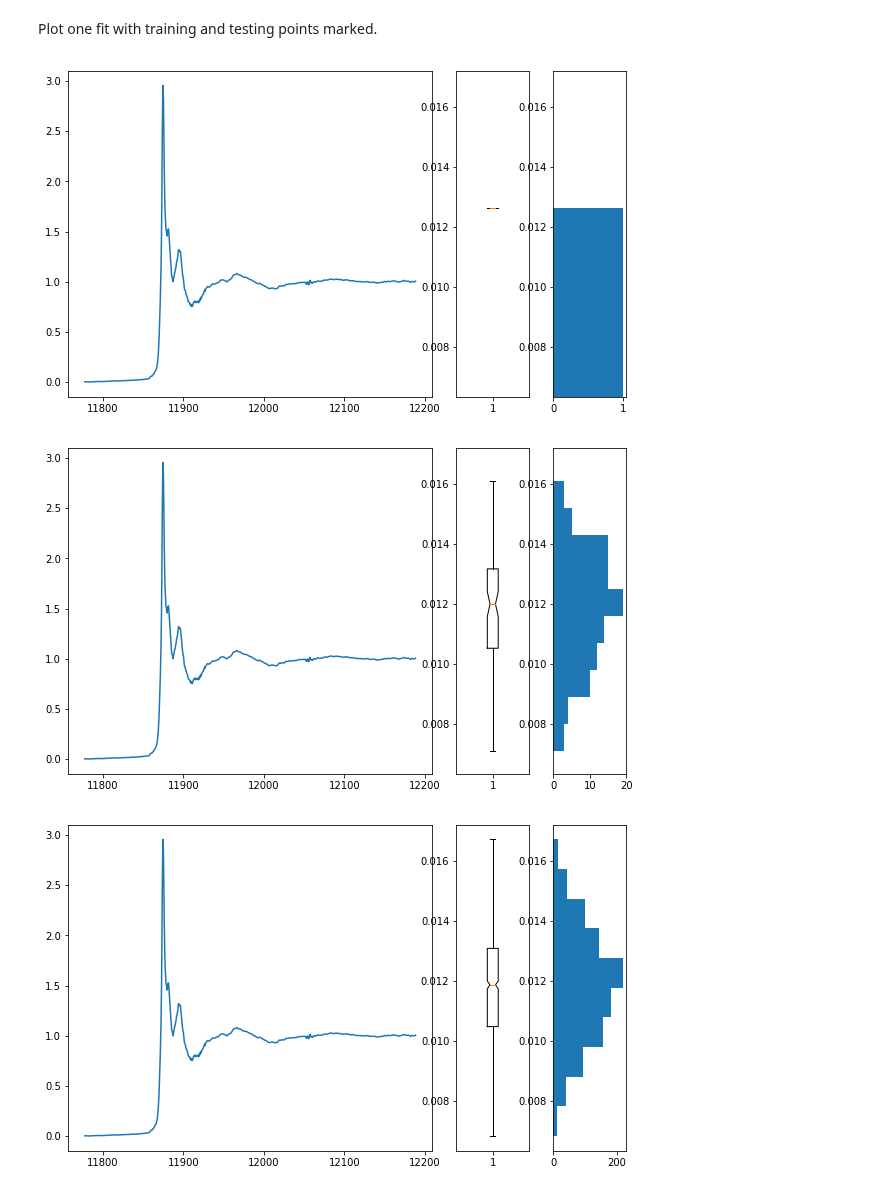
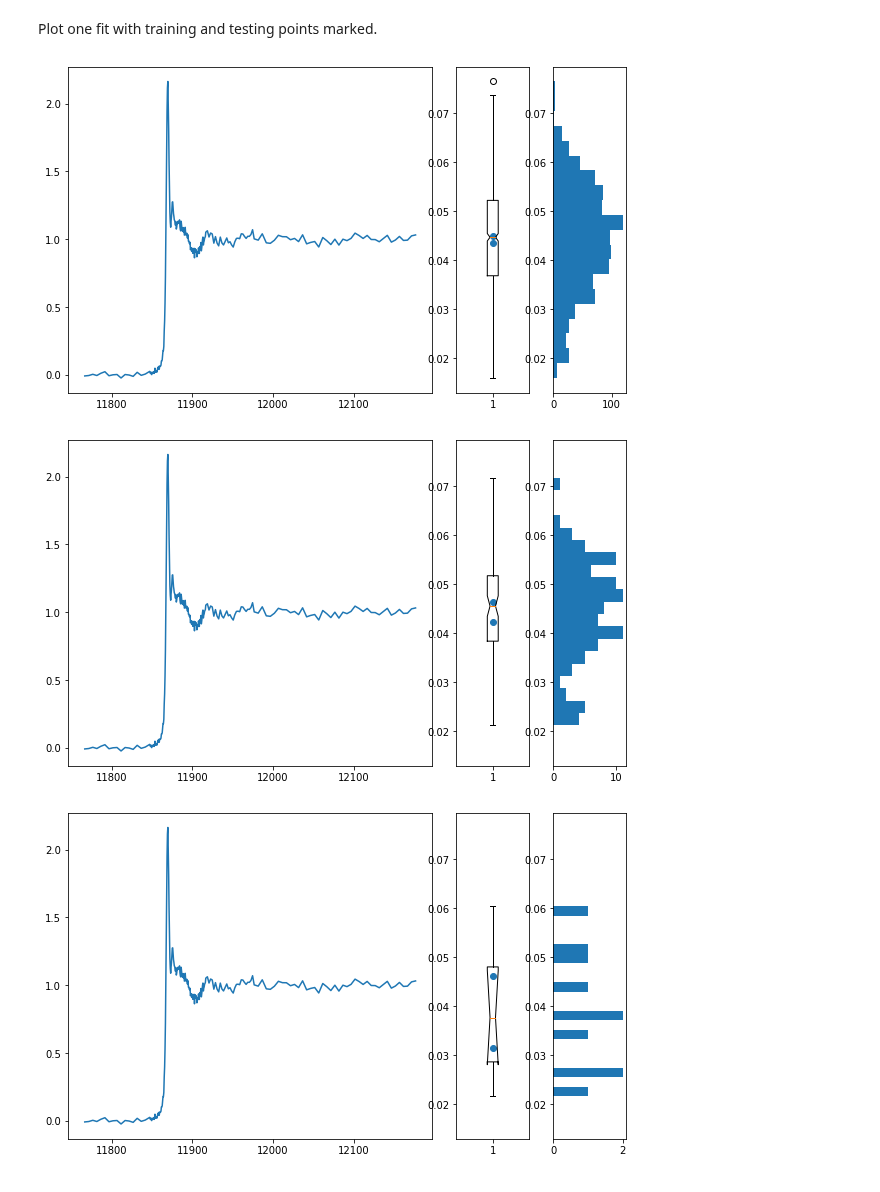
Before and after one commit to jklynch/mr-fitty, a Jupyter notebook: notebooks/prediction_error_fit_arsenic.ipynb, the cells around one changed output. Cells and saved outputs as stored; diff of their text form; code cells hidden in the pictures.

```diff
--- a/notebooks/prediction_error_fit_arsenic.ipynb
+++ b/notebooks/prediction_error_fit_arsenic.ipynb
@@ -55,7 +55,7 @@ sample_data_reference_set, _ = list(ReferenceSpectrum.read_all([sample_data_refe
 sample_data_reference_list = list(sample_data_reference_set)
 print('sample data reference file count: {}'.format(len(sample_data_reference_list)))
 sample_data_unknown_set, _ = list(ReferenceSpectrum.read_all([sample_data_unknown_glob]))
-sample_data_unknown_list = list(sample_data_unknown_set)
+sample_data_unknown_list = sorted(list(sample_data_unknown_set), key=lambda s: s.file_name)
 print('sample data unknown file count: {}'.format(len(sample_data_unknown_list)))
 # %% [output]
 sample data reference file count: 20
@@ -89,51 +89,61 @@ fitter = PredictionErrorFitTask(
     ls=NonNegativeLinearRegression,
     reference_spectrum_list=sample_data_reference_list[0:3],
     unknown_spectrum_list=(unknown_0, ),
     energy_range_builder=AdaptiveEnergyRangeBuilder(),
     best_fits_plot_limit=0,
     component_count_range=(1,3+1)
 )
 
 fit_0, _ = fitter.fit(unknown_spectrum=sample_data_unknown_list[0])
 
-normalized_C_p_list, model_residuals = fitter.calculate_prediction_error_list(fit_0)
+normalized_C_p_list, model_residuals = fitter.calculate_prediction_error_list(fit_0, n_splits=3000)
 
 # model_residuals looks like
 #  NaN NaN 0.1 NaN 0.1 0.1 NaN
 #  0.1 NaN 0.1 0.1 NaN NaN NaN
 #  0.1 NaN NaN NaN 0.1 NaN 0.1
 
-def three_plots(unknown, C_p_list, hist_y_lim=None):
+def classical_confidence_interval_of_mean(C_p_list):
+    z_star = 1.96
+    Z = z_star * (np.std(C_p_list)/np.sqrt(len(C_p_list)))
+    mean_C_p = np.mean(C_p_list)
+    lo = mean_C_p - Z
+    hi = mean_C_p + Z
+    return lo, hi
+
+def three_plots(unknown, C_p_list, hist_ylim=None):
     plt.figure(figsize=(10, 6))
     gs = gridspec.GridSpec(nrows=1, ncols=12)
     gs.update(wspace=1.0)
     ax_line = plt.subplot(gs[0, 0:8])
     ax_box = plt.subplot(gs[0, 8:10])
     ax_hist = plt.subplot(gs[0, 10:])
+
+    if hist_ylim is None:
+        pass
+    else:
+        ax_box.set_ylim(hist_ylim)
+        ax_hist.set_ylim(hist_ylim)
+
+    ci_mean_lo, ci_mean_hi = classical_confidence_interval_of_mean(C_p_list)
+
     ax_line.plot(unknown.data_df.index, unknown.data_df.norm)
     ax_box.boxplot(C_p_list, notch=True)
-    ax_hist.hist(C_p_list, orientation='horizontal')
-
-    if hist_y_lim is None:
-        pass
-    else:
-        pass
+    ax_box.scatter((1, 1), (ci_mean_lo, ci_mean_hi))
+    ax_hist.hist(C_p_list, orientation='horizontal', bins=20)
 
     return ax_line, ax_box, ax_hist
 
-ax_line_1, ax_box_1, ax_hist_1 = three_plots(unknown_0, normalized_C_p_list[0])
-ax_line_100, ax_box_100, ax_hist_100 = three_plots(unknown_0, normalized_C_p_list[:100])
-ax_line_1000, ax_box_1000, ax_hist_1000 = three_plots(unknown_0, normalized_C_p_list)
-
-ax_box_1.set_ylim(ax_box_1000.get_ylim())
-ax_hist_1.set_ylim(ax_hist_1000.get_ylim())
-
-ax_box_100.set_ylim(ax_box_1000.get_ylim())
-ax_hist_100.set_ylim(ax_hist_1000.get_ylim())
-
+ax_line_1000, ax_box_1000, ax_hist_1000 = three_plots(unknown_0, normalized_C_p_list[:1000])
+ax_line_100, ax_box_100, ax_hist_100 = three_plots(
+    unknown_0, normalized_C_p_list[:100], hist_ylim=ax_hist_1000.get_ylim()
+)
+ax_line_1, ax_box_1, ax_hist_1 = three_plots(
+    unknown_0, normalized_C_p_list[:10], hist_ylim=ax_hist_1000.get_ylim()
+)
 
 plt.show()
 # %% [output]
-[figure, old version]
+[figure, new version]
-[figure, old version]
+[figure, new version]
-[figure, old version]
+[figure, new version]
```
Also changed, not shown: parts of 5 cells of this notebook, 2 other files.
